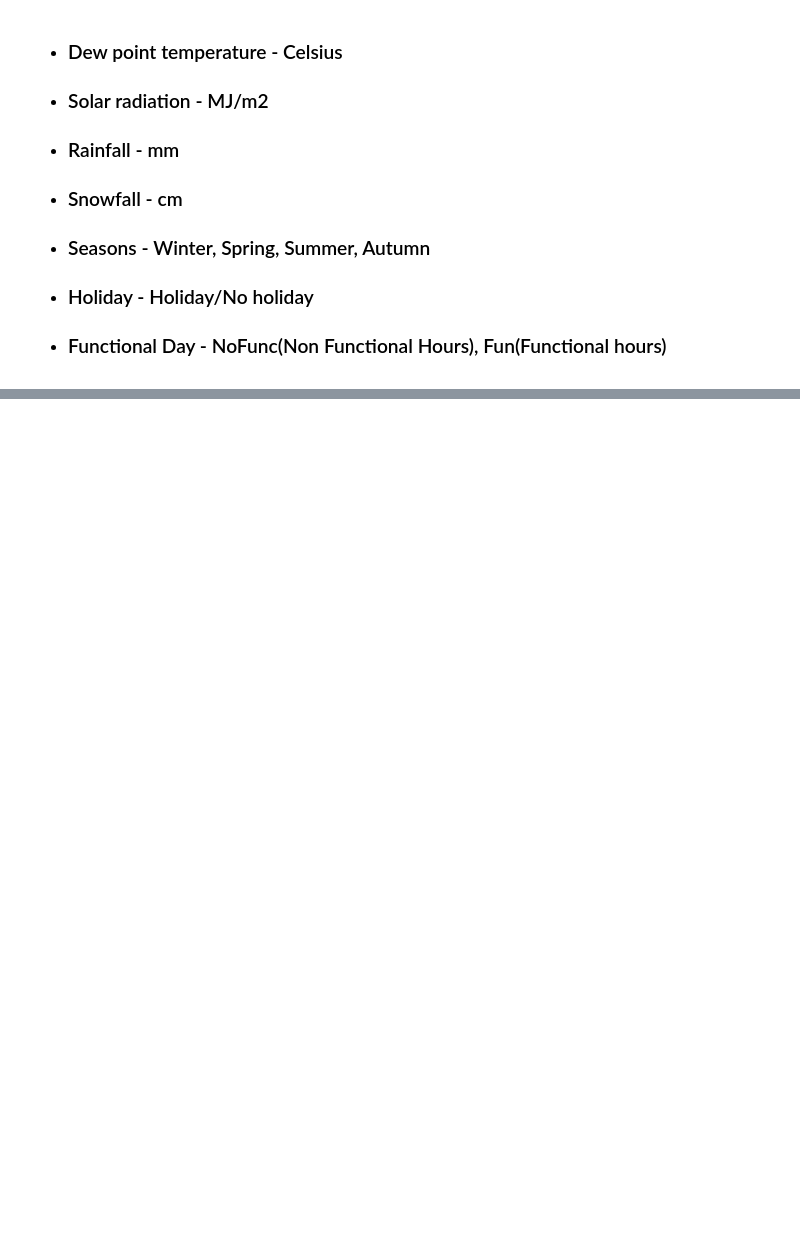
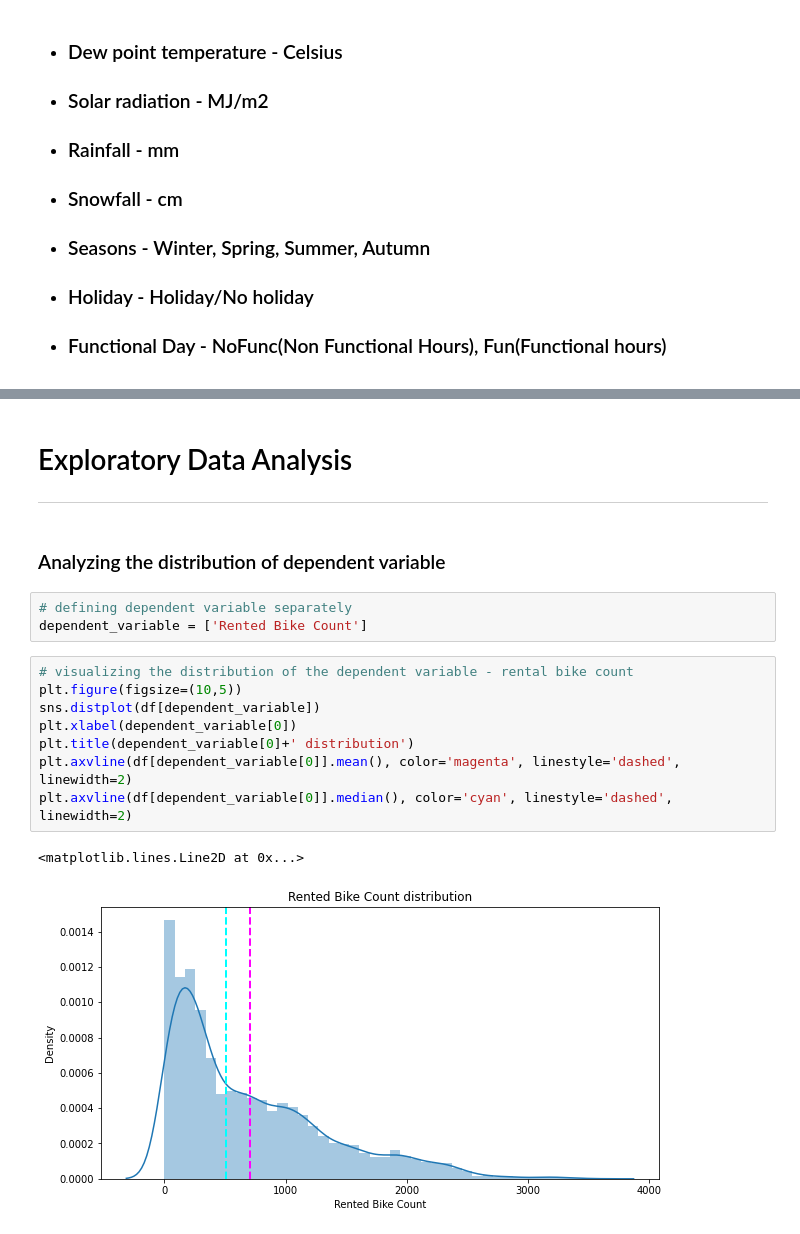
Before and after one commit to NavedMansuri/Bike-Sharing-Demand-Prediction, a Jupyter notebook: Bike_Sharing_Demand_Prediction_Capstone_Project.ipynb, the cells around one changed output, grey strips where cells are left out. Cells and saved outputs as stored; diff of their text form; blank space fills up the shorter version.

```diff
--- a/Bike_Sharing_Demand_Prediction_Capstone_Project.ipynb
+++ b/Bike_Sharing_Demand_Prediction_Capstone_Project.ipynb
@@ -30,0 +334,20 @@
+# %% [markdown]
+# Exploratory Data Analysis
+
+---
+# %% [markdown]
+###  Analyzing the distribution of dependent variable
+# %%
+# defining dependent variable separately
+dependent_variable = ['Rented Bike Count']
+# %%
+# visualizing the distribution of the dependent variable - rental bike count
+plt.figure(figsize=(10,5))
+sns.distplot(df[dependent_variable])
+plt.xlabel(dependent_variable[0])
+plt.title(dependent_variable[0]+' distribution')
+plt.axvline(df[dependent_variable[0]].mean(), color='magenta', linestyle='dashed', linewidth=2)
+plt.axvline(df[dependent_variable[0]].median(), color='cyan', linestyle='dashed', linewidth=2)
+# %% [output]
+<matplotlib.lines.Line2D at 0x...>
+[figure, added]
```
Also changed, not shown: parts of 105 cells of this notebook.
